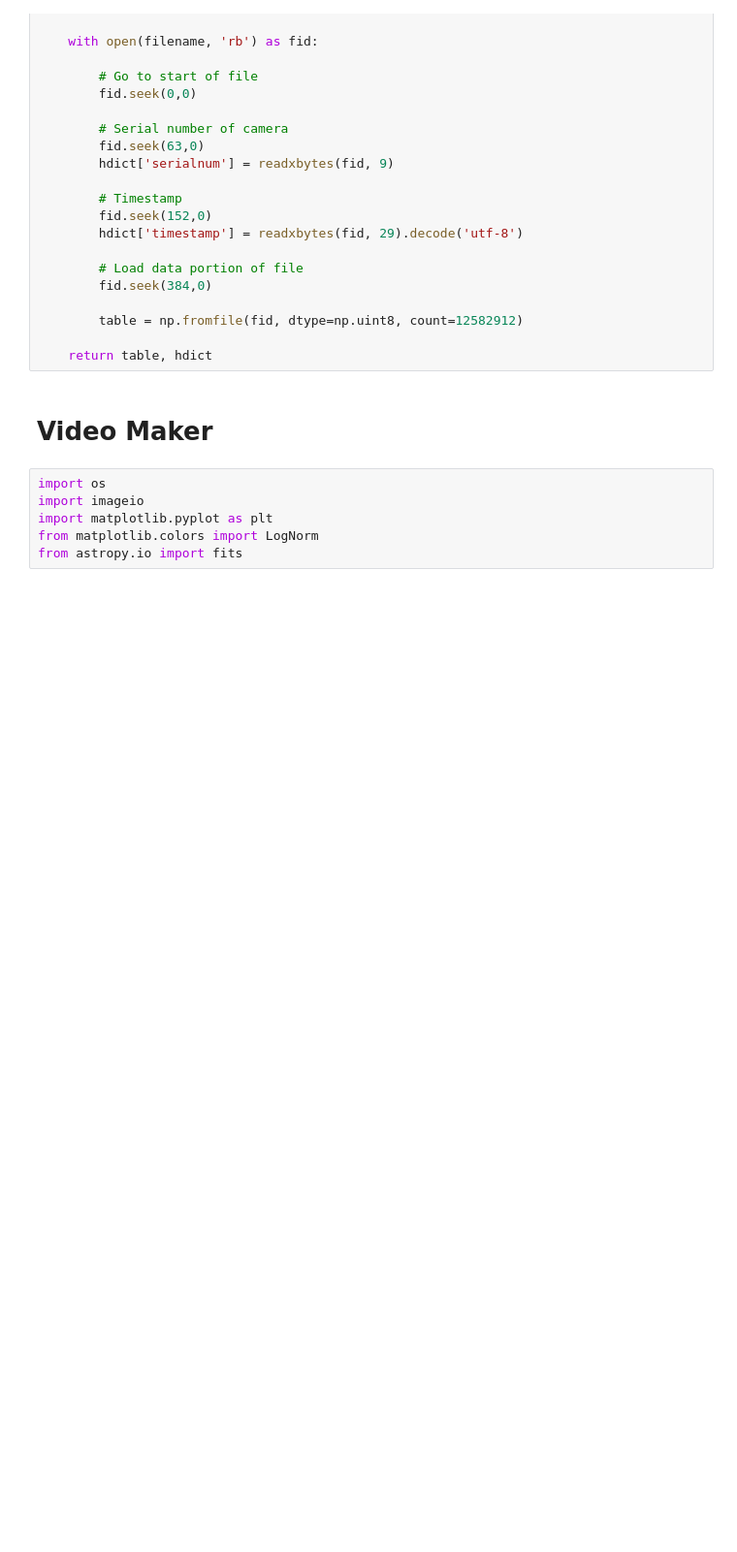
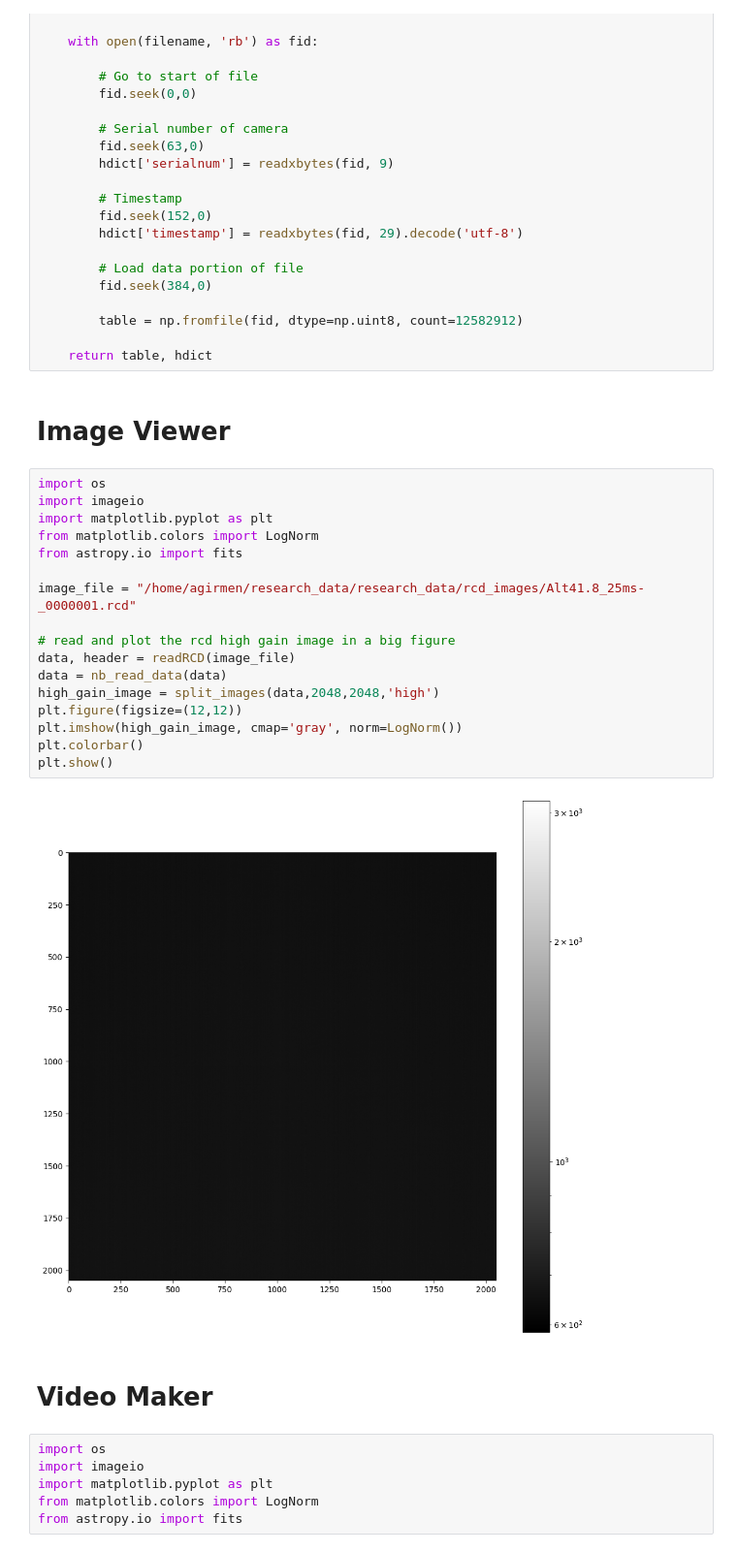
Before and after one commit to Corrado777/ColibriPipeline-Tonys-version, a Jupyter notebook: notebooks/video_maker.ipynb, the cells around one changed output. Shown at 97% size. Saved outputs shown, nothing was run; the diff lists cells and outputs as text; blank space fills up the shorter version.

```diff
--- a/notebooks/video_maker.ipynb
+++ b/notebooks/video_maker.ipynb
@@ -115,6 +115,27 @@ def readRCD(filename):
         table = np.fromfile(fid, dtype=np.uint8, count=12582912)
 
     return table, hdict
+# %% [markdown]
+# Image Viewer
+# %%
+import os
+import imageio
+import matplotlib.pyplot as plt
+from matplotlib.colors import LogNorm
+from astropy.io import fits
+
+image_file = "/home/agirmen/research_data/research_data/rcd_images/Alt41.8_25ms-_0000001.rcd"
+
+# read and plot the rcd high gain image in a big figure
+data, header = readRCD(image_file)
+data = nb_read_data(data)
+high_gain_image = split_images(data,2048,2048,'high')
+plt.figure(figsize=(12,12))
+plt.imshow(high_gain_image, cmap='gray', norm=LogNorm())
+plt.colorbar()
+plt.show()
+# %% [output]
+[figure, added]
 # %% [markdown]
 # Video Maker
 # %%
```
Also changed, not shown: parts of 1 cell of this notebook, 2 other files.
